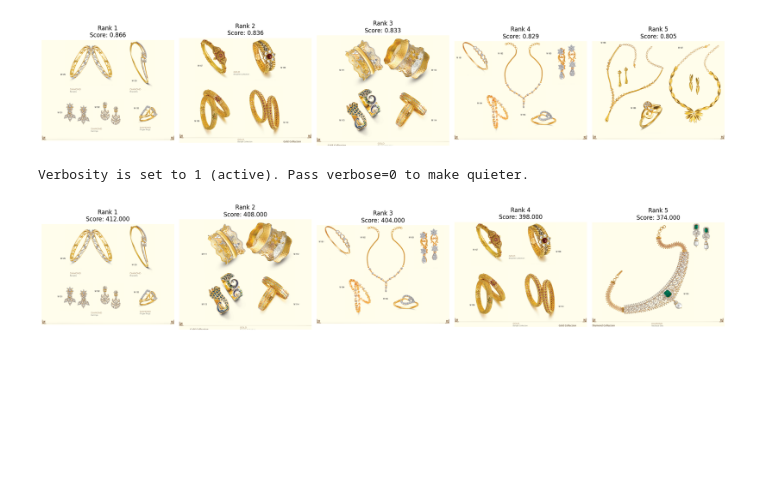
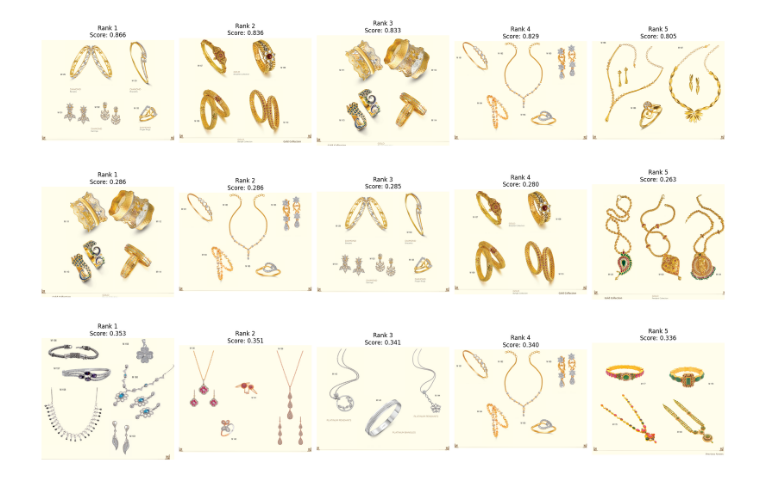
Before and after one commit to apostolhskouk/DeepLearning_2024_2025_DSIT, a Jupyter notebook: demos/ImageIndexer.ipynb, the cells around one changed output. Saved outputs shown, nothing was run; the diff lists cells and outputs as text; code cells hidden in the pictures; blank space fills up the shorter version.

Commit message:
Updated image indexr notebook

```diff
--- a/demos/ImageIndexer.ipynb
+++ b/demos/ImageIndexer.ipynb
@@ -38,18 +64,18 @@ You shouldn't move a model that is dispatched using accelerate hooks.
 # %%
-from utils.ImageIndexer import ResNetIndexer, CLIPIndexer, ByaldiIndexer, visualize_results
-index_dir = "/data/hdd1/users/kmparmp/DeepLearning_2024_2025_DSIT/demos/indexes/"
+from utils.ImageIndexer import ResNetIndexer, CLIPIndexer, ColpaliIndexer, visualize_results
+index_dir = "/data/hdd1/users/akouk/codes/DeepLearning_2024_2025_DSIT/kostas_ignore/indexes/"
 
-resnet = ResNetIndexer()
-clip = CLIPIndexer()
-byaldi = ByaldiIndexer()
+resnet = ResNetIndexer(index_dir+"resnet")
+clip = CLIPIndexer(index_dir+"clip")
+colpali = ColpaliIndexer(index_dir+"colpali")
 
 print("Creating indexes...")
 print("ResNet")
-resnet.create_index(image_dir, index_dir+"resnet")
+resnet.create_index(image_dir)
 print("CLIP")
-clip.create_index(image_dir, index_dir+"clip")
+clip.create_index(image_dir)
 print("Byaldi")
-byaldi.create_index(image_dir, index_dir+"byaldi")
+colpali.create_index(image_dir)
 # %% [output]
 Creating indexes...
 ResNet
@@ -76,3 +112,3 @@ Index exported to /data/hdd1/users/kmparmp/DeepLearning_2024_2025_DSIT/demos/ind
 # %%
-query_image_path = "/data/hdd1/users/kmparmp/DeepLearning_2024_2025_DSIT/kostas_ignore/test.png"
+query_image_path = "/data/hdd1/users/akouk/codes/DeepLearning_2024_2025_DSIT/kostas_ignore/test.png"
 # %%
@@ -86,8 +122,13 @@ visualize_results(results)
 # %% [output]
 [figure]
 # %%
-results = byaldi.query_by_image(query_image_path, image_dir, index_dir+"byaldi")
+results = colpali.query_by_image(query_image_path)
 visualize_results(results)
 # %% [output]
-Verbosity is set to 1 (active). Pass verbose=0 to make quieter.
-[figure, old version]
+[figure, new version]
+# %%
+text = "jewelries"
+results = clip.query_by_text(text)
+visualize_results(results)
+# %% [output]
+[figure, added]
```
Also changed, not shown: parts of 6 cells of this notebook, 3 other files.
